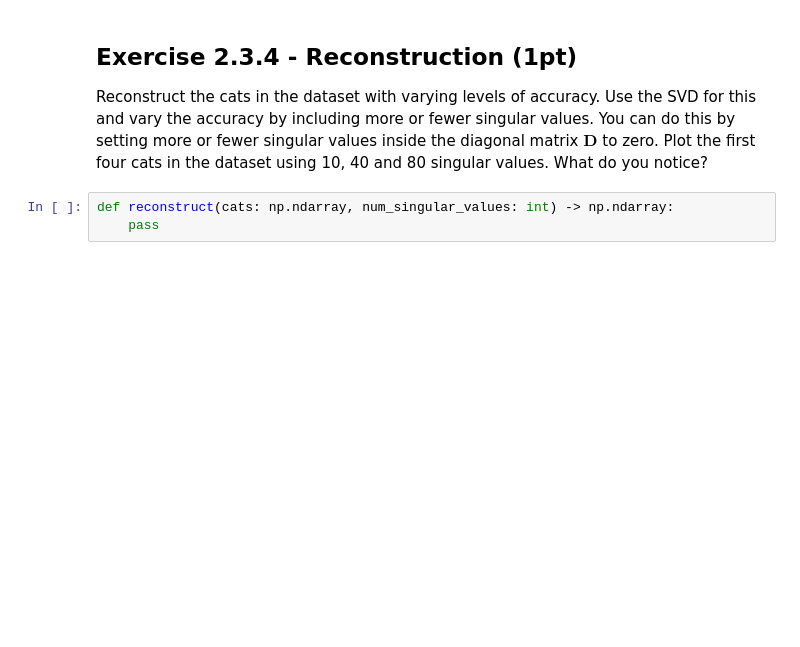
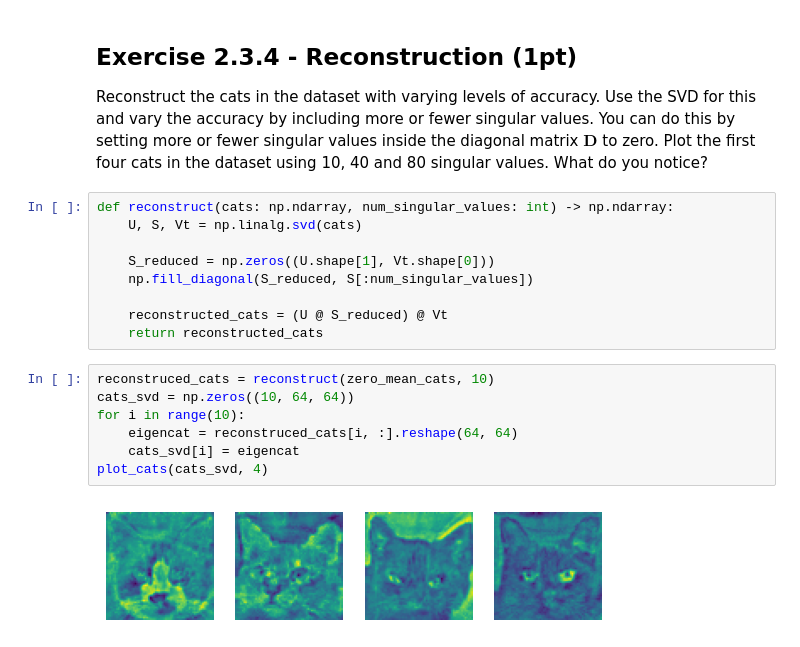
Before and after one commit to mahsaama/NeuralNetworks, a Jupyter notebook: Assignment2/2.3/eigencats.ipynb, the cells around one changed output. Drawn from its saved outputs; the diff is of its cells as text; blank space fills up the shorter version.

```diff
--- a/Assignment2/2.3/eigencats.ipynb
+++ b/Assignment2/2.3/eigencats.ipynb
@@ -94,4 +123,19 @@ def eigencats_svd(cats_vectors: np.ndarray) -> np.ndarray:
 Reconstruct the cats in the dataset with varying levels of accuracy. Use the SVD for this and vary the accuracy by including more or fewer singular values. You can do this by setting more or fewer singular values inside the diagonal matrix $\boldsymbol{D}$ to zero. Plot the first four cats in the dataset using 10, 40 and 80 singular values. What do you notice?
 # %%
 def reconstruct(cats: np.ndarray, num_singular_values: int) -> np.ndarray:
-    pass
+    U, S, Vt = np.linalg.svd(cats)
+
+    S_reduced = np.zeros((U.shape[1], Vt.shape[0]))
+    np.fill_diagonal(S_reduced, S[:num_singular_values])
+
+    reconstructed_cats = (U @ S_reduced) @ Vt
+    return reconstructed_cats
+# %%
+reconstruced_cats = reconstruct(zero_mean_cats, 10)
+cats_svd = np.zeros((10, 64, 64))
+for i in range(10):
+    eigencat = reconstruced_cats[i, :].reshape(64, 64)
+    cats_svd[i] = eigencat
+plot_cats(cats_svd, 4)
+# %% [output]
+[figure, added]
```
Also changed, not shown: parts of 12 cells of this notebook.
